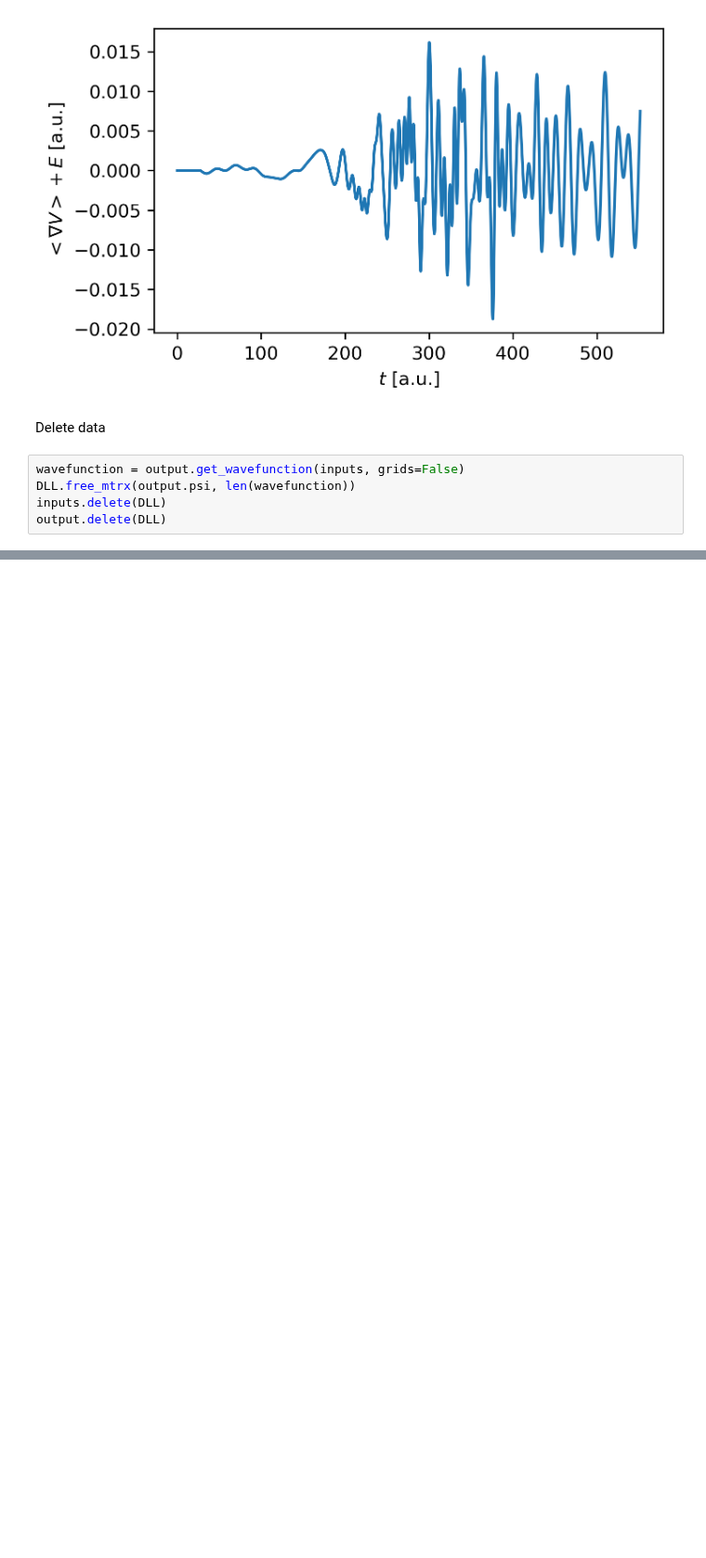
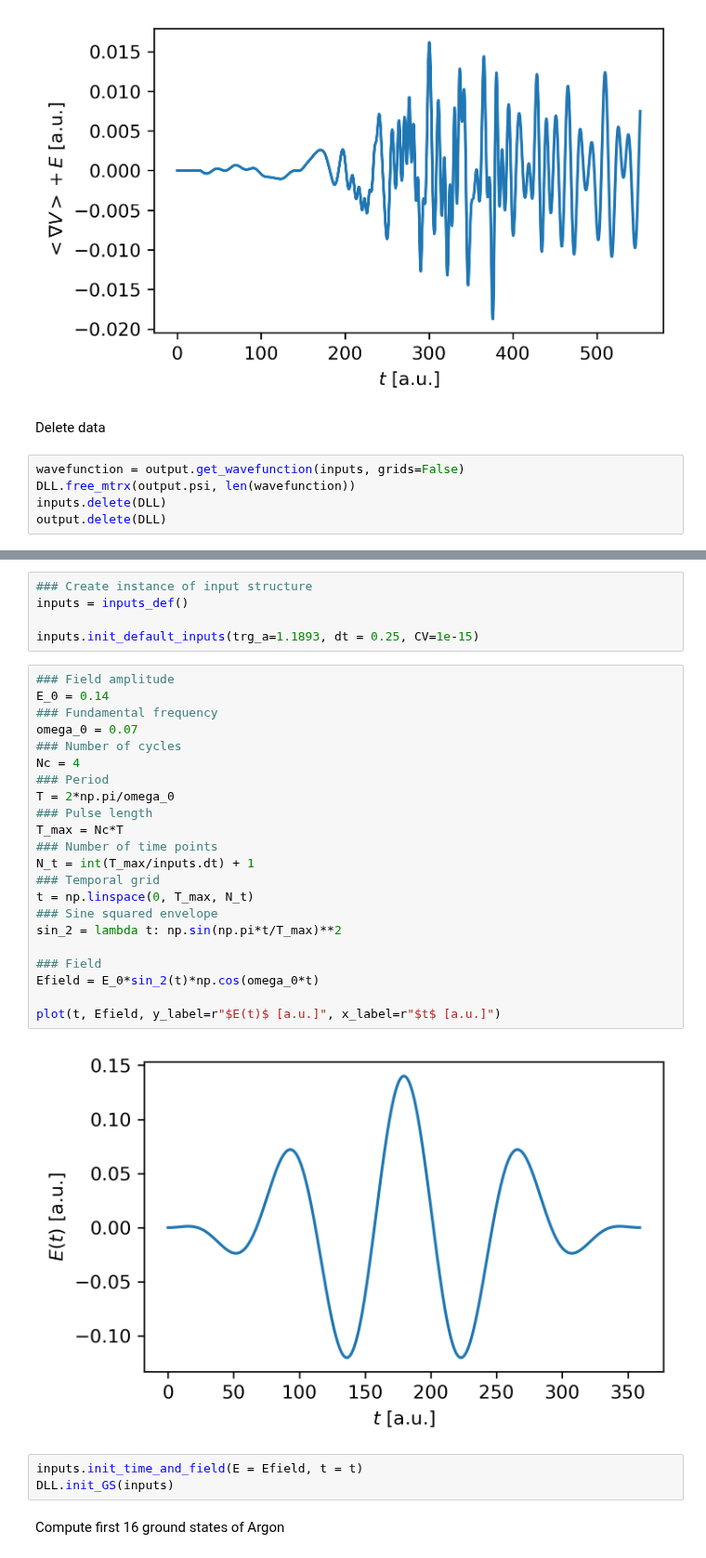
Before and after one commit to MMA-HHG/MMA, a Jupyter notebook: 1DTDSE/PythonTDSE.ipynb, the cells around one changed output, grey strips where cells are left out. Shown at 93% size. Cells and saved outputs as stored; diff of their text form; blank space fills up the shorter version.

```diff
--- a/1DTDSE/PythonTDSE.ipynb
+++ b/1DTDSE/PythonTDSE.ipynb
@@ -417,0 +422,34 @@ output.delete(DLL)
+# %%
+### Create instance of input structure
+inputs = inputs_def()
+
+inputs.init_default_inputs(trg_a=1.1893, dt = 0.25, CV=1e-15)
+# %%
+### Field amplitude
+E_0 = 0.14
+### Fundamental frequency
+omega_0 = 0.07
+### Number of cycles
+Nc = 4
+### Period
+T = 2*np.pi/omega_0
+### Pulse length
+T_max = Nc*T
+### Number of time points
+N_t = int(T_max/inputs.dt) + 1
+### Temporal grid
+t = np.linspace(0, T_max, N_t)
+### Sine squared envelope
+sin_2 = lambda t: np.sin(np.pi*t/T_max)**2
+
+### Field
+Efield = E_0*sin_2(t)*np.cos(omega_0*t)
+
+plot(t, Efield, y_label=r"$E(t)$ [a.u.]", x_label=r"$t$ [a.u.]")
+# %% [output]
+[figure, added]
+# %%
+inputs.init_time_and_field(E = Efield, t = t)
+DLL.init_GS(inputs)
+# %% [markdown]
+Compute first 16 ground states of Argon
```
Also changed, not shown: parts of 25 cells of this notebook.
